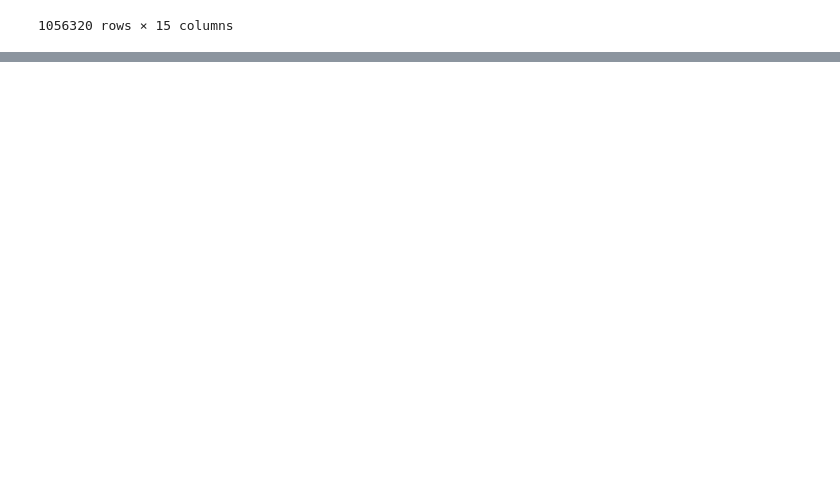
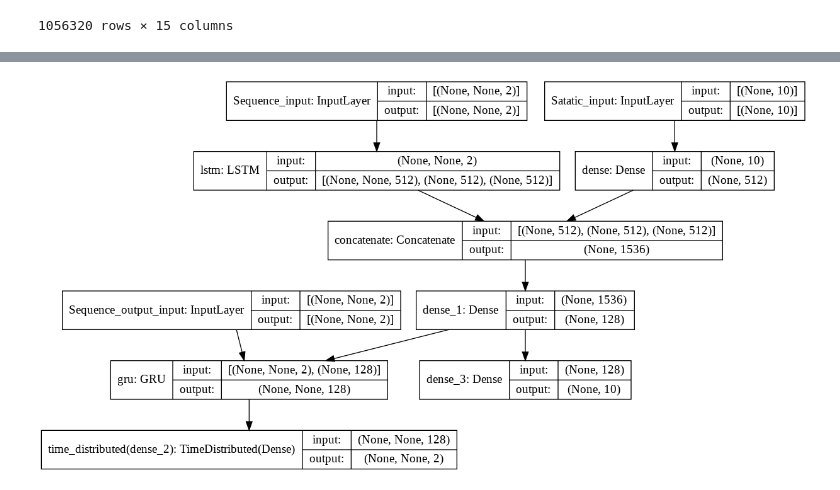
Before and after one commit to ebarkhordar/clustering-of-bank-customers, a Jupyter notebook: Czech_customer_segmentation.ipynb, the cells around one changed output, grey strips where cells are left out. Saved outputs shown, nothing was run; the diff lists cells and outputs as text; code cells hidden in the pictures; blank space fills up the shorter version.

```diff
--- a/Czech_customer_segmentation.ipynb
+++ b/Czech_customer_segmentation.ipynb
@@ -164,0 +170,4 @@ print(test_output)
+# %%
+plot_model(model, to_file='model_plot.png', show_shapes=True, show_layer_names=True)
+# %% [output]
+[figure, added]
```
Also changed, not shown: parts of 16 cells of this notebook.
